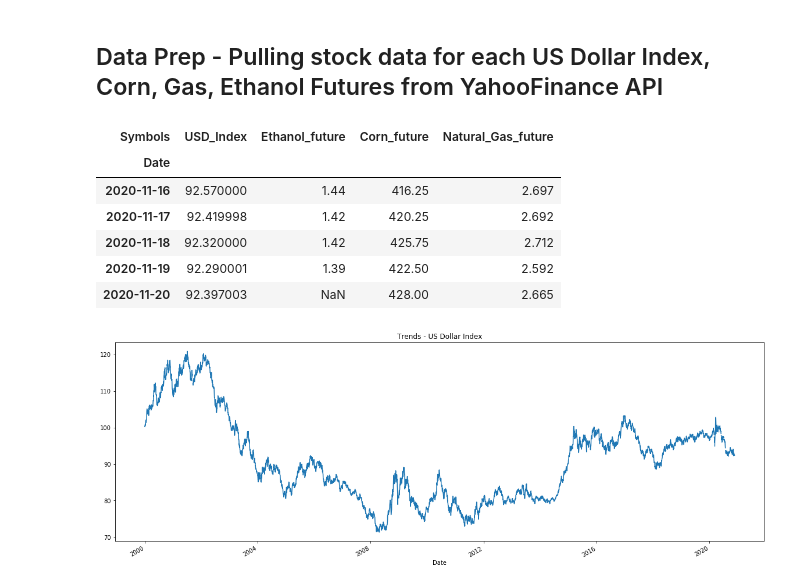
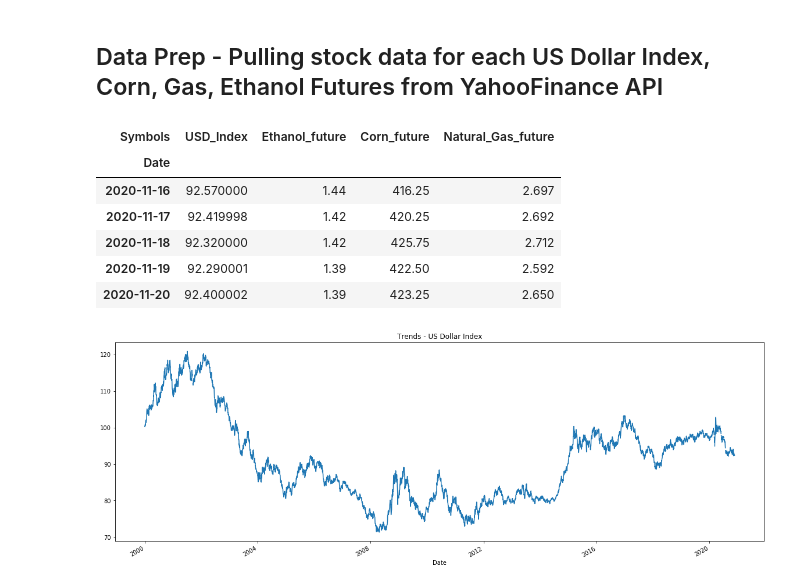
Before and after one commit to ShuranXu/Corn-Price-Predicter, a Jupyter notebook: Code/Time_Series_ARIMA_2020.ipynb, the cells around one changed output. Cells and saved outputs as stored; diff of their text form; code cells hidden in the pictures.

```diff
--- a/Code/Time_Series_ARIMA_2020.ipynb
+++ b/Code/Time_Series_ARIMA_2020.ipynb
@@ -51,27 +51,27 @@ import investpy
 # %%
 #Extract data from YahooFinance
 pd.core.common.is_list_like = pd.api.types.is_list_like
 stocks = ['DX-Y.NYB', 'EH=F','ZC=F', 'NG=F']
 # 'DXK18.NYB'
 start = dt.datetime(2000,1,1)
 end = dt.datetime.today()
 df = wb.DataReader(stocks, 'yahoo',start,end)["Adj Close"].sort_index()
 # renaming the column names
 df.columns.values[0] = "USD_Index"
 df.columns.values[1] = "Ethanol_future"
 df.columns.values[2] = "Corn_future"
 df.columns.values[3] = "Natural_Gas_future"
 # # Save the stock data a csv file
-df.to_csv("../Resources/df.csv")
+# df.to_csv("../Resources/df.csv")
 df.tail()
 # %% [output]
 | Symbols | USD_Index | Ethanol_future | Corn_future | Natural_Gas_future |
 | Date |  |  |  |  |
 | 2020-11-16 | 92.570000 | 1.44 | 416.25 | 2.697 |
 | 2020-11-17 | 92.419998 | 1.42 | 420.25 | 2.692 |
 | 2020-11-18 | 92.320000 | 1.42 | 425.75 | 2.712 |
 | 2020-11-19 | 92.290001 | 1.39 | 422.50 | 2.592 |
-| 2020-11-20 | 92.397003 | NaN | 428.00 | 2.665 |
+| 2020-11-20 | 92.400002 | 1.39 | 423.25 | 2.650 |
 # %%
 # Plotting and saving the trends.
 df["USD_Index"].plot(title='Trends - US Dollar Index', figsize=(20,7))
```
Also changed, not shown: parts of 25 cells of this notebook, 14 other files.
